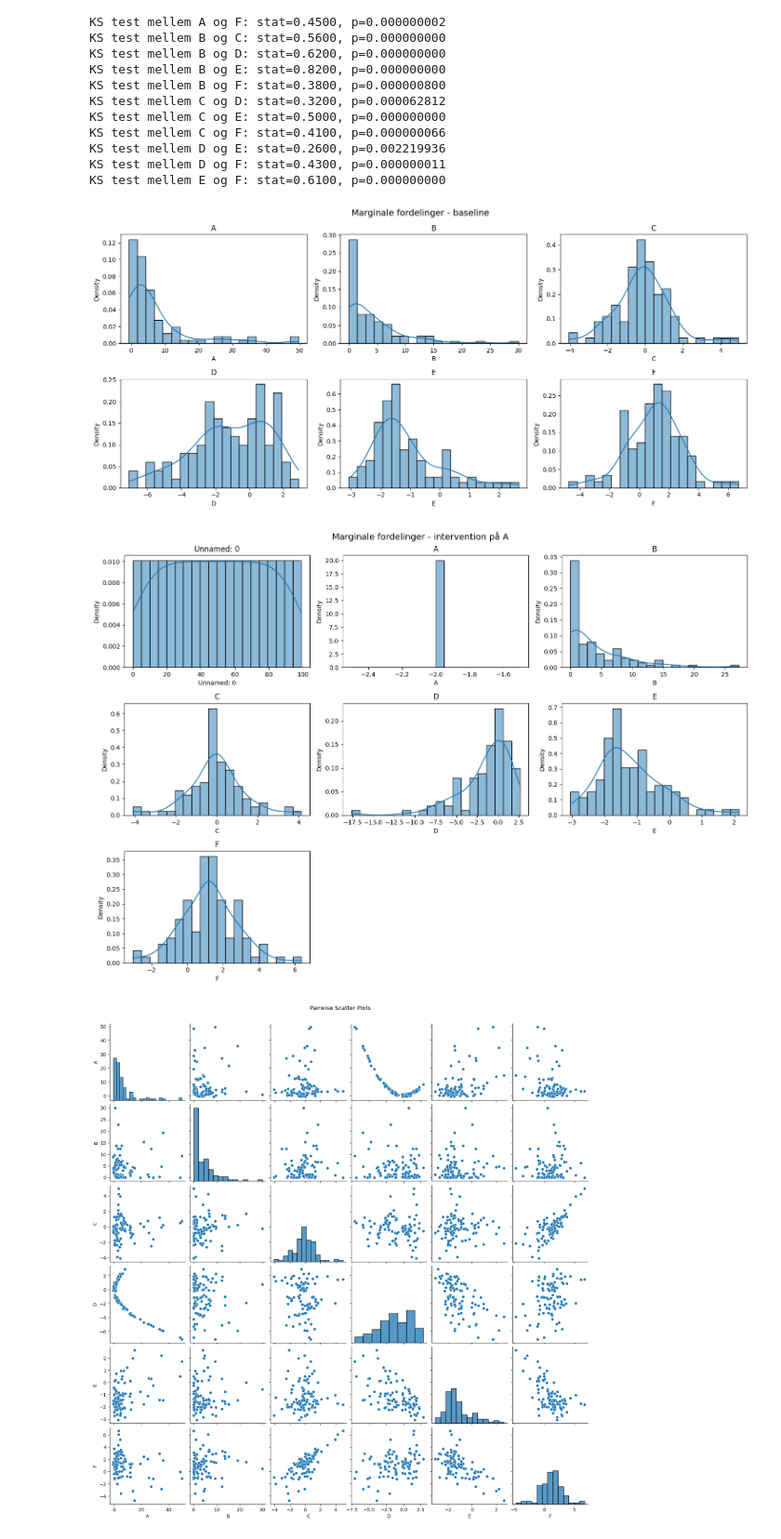
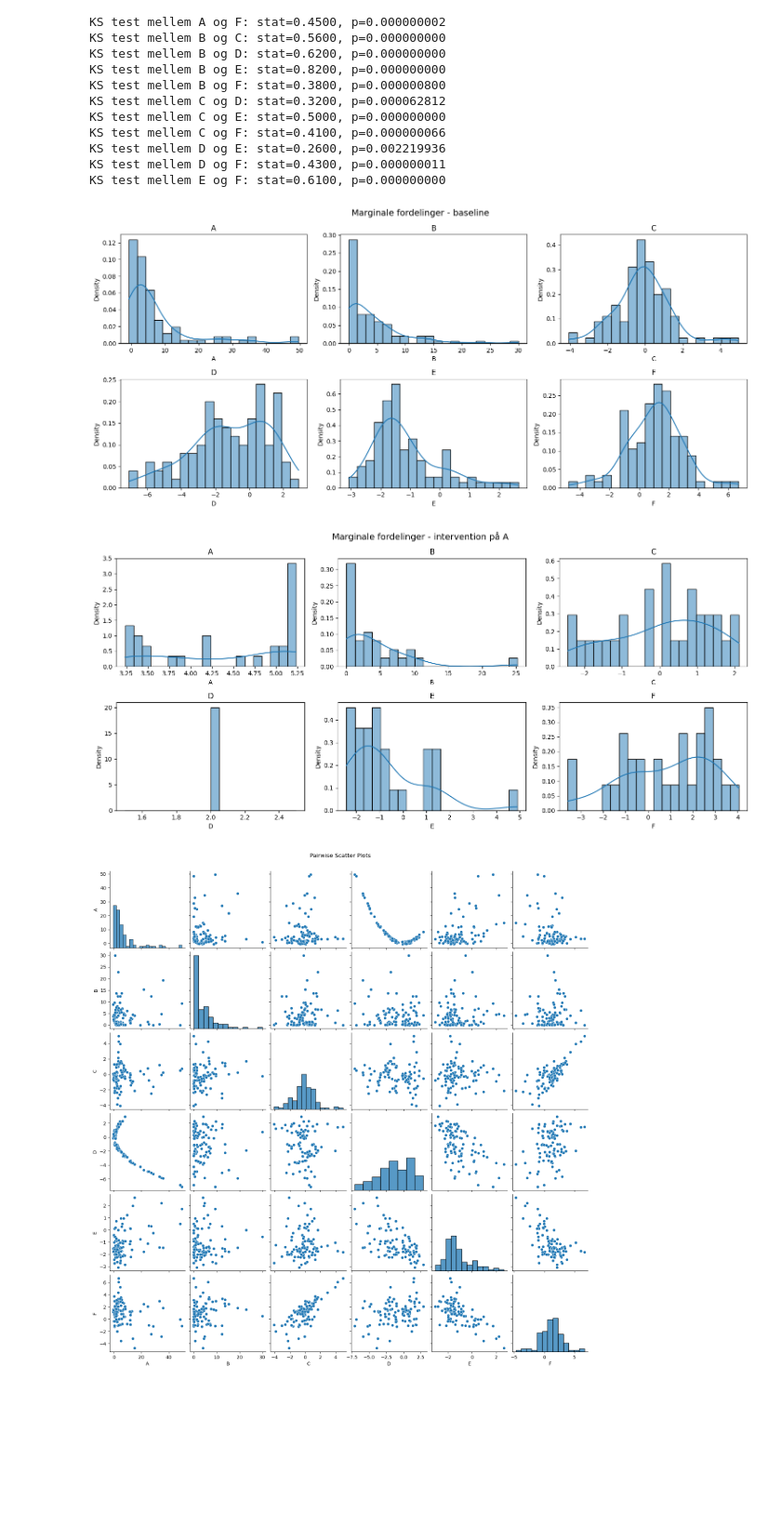
Before and after one commit to Nunk-sketch/AL3-MiniProject, a Jupyter notebook: sovs2/setup.ipynb, the cells around one changed output. Shown at 93% size. Saved outputs shown, nothing was run; the diff lists cells and outputs as text; code cells hidden in the pictures; blank space fills up the shorter version.

```diff
--- a/sovs2/setup.ipynb
+++ b/sovs2/setup.ipynb
@@ -49,14 +49,29 @@ df_norm = normalize_columns(df_norm)
 df_int_nega_norm = normalize_columns(df_int_nega_norm)
 df_int_posa_norm = df_int_posa.copy()
 df_int_posa_norm = normalize_columns(df_int_posa_norm)
-data_path_int_neg = r"..\data\-2f.csv" if os.name == "nt" else "../data/-2f.csv"
-data_path_int_pos = r"..\data\2e.csv" if os.name == "nt" else "../data/2e.csv"
-df_int_pos = pd.read_csv(data_path_int_pos)
-df_int_neg = pd.read_csv(data_path_int_neg)
-df_int_neg = df_int_neg.iloc[:, 1:]  # Behold alt fra kolonne 1 og fremefter
-df_int_pos = df_int_pos.iloc[:, 1:]  # Behold alt fra kolonne 1 og fremefter
-df_int_pos_norm = df_int_pos.copy()
-df_int_pos_norm = normalize_columns(df_int_pos_norm)
+data_path_int_negf = r"..\data\-2f.csv" if os.name == "nt" else "../data/-2f.csv"
+data_path_int_pose = r"..\data\2e.csv" if os.name == "nt" else "../data/2e.csv"
+df_int_pose = pd.read_csv(data_path_int_pose)
+df_int_negf = pd.read_csv(data_path_int_negf)
+df_int_negf = df_int_negf.iloc[:, 1:]  # Behold alt fra kolonne 1 og fremefter
+df_int_pose = df_int_pose.iloc[:, 1:]  # Behold alt fra kolonne 1 og fremefter
+df_int_pose_norm = df_int_pose.copy()
+df_int_pose_norm = normalize_columns(df_int_pose_norm)
+df_path_int_negb = r"..\data\-2b.csv" if os.name == "nt" else "../data/-2b.csv"
+df_path_int_posd = r"..\data\2d.csv" if os.name == "nt" else "../data/2d.csv"
+df_path_int_pose = r"..\data\2e.csv" if os.name == "nt" else "../data/2e.csv"
+df_int_negb = pd.read_csv(df_path_int_negb)
+df_int_posd = pd.read_csv(df_path_int_posd)
+df_int_pose = pd.read_csv(df_path_int_pose)
+df_int_negb = df_int_negb.iloc[:, 1:]  # Behold alt fra kolonne 1 og fremefter
+df_int_posd = df_int_posd.iloc[:, 1:]  # Behold alt fra kolonne 1 og fremefter
+df_int_pose = df_int_pose.iloc[:, 1:]  # Behold alt fra kolonne 1 og fremefter
+df_int_negb_norm = df_int_negb.copy()
+df_int_negb_norm = normalize_columns(df_int_negb_norm)
+df_int_posd_norm = df_int_posd.copy()
+df_int_posd_norm = normalize_columns(df_int_posd_norm)
+df_int_pose_norm = df_int_pose.copy()
+df_int_pose_norm = normalize_columns(df_int_pose_norm)
 # %%
 def MeanVariance(df):
     mean = df.mean()
@@ -136,17 +161,21 @@ def calculate_mi_matrix(df):
 
 # Kør den på jeres baseline data
 mi_results = calculate_mi_matrix(df)
-mi_int_results = calculate_mi_matrix(df_int)
+mi_int_results = calculate_mi_matrix(df_int_nega)
+mi_intb_results = calculate_mi_matrix(df_int_negb)
 
 common_columns = df.columns.tolist()
 mi_results = mi_results.reindex(index=common_columns, columns=common_columns)
 mi_int_results = mi_int_results.reindex(index=common_columns, columns=common_columns)
+mi_intb_results = mi_intb_results.reindex(index=common_columns, columns=common_columns)
 
-fig, axes = plt.subplots(1, 2, figsize=(16, 6))
+fig, axes = plt.subplots(1, 3, figsize=(24, 6))
 sns.heatmap(mi_results, annot=True, cmap="viridis", ax=axes[0])
 axes[0].set_title("MI heatmap - baseline")
 sns.heatmap(mi_int_results, annot=True, cmap="viridis", ax=axes[1])
-axes[1].set_title("MI heatmap - intervention")
+axes[1].set_title("MI heatmap - intervention A")
+sns.heatmap(mi_intb_results, annot=True, cmap="viridis", ax=axes[2])
+axes[2].set_title("MI heatmap - intervention B")
 plt.tight_layout()
 plt.show()
 # %% [output]
@@ -447,30 +513,30 @@ KS test mellem E og F: stat=0.6100, p=0.000000000
 # %%
 def plot_marginals(df, title):
     numeric_df = df.select_dtypes(include=np.number)
     columns = numeric_df.columns.tolist()
     n_cols = 3
     n_rows = int(np.ceil(len(columns) / n_cols))
     fig, axes = plt.subplots(n_rows, n_cols, figsize=(5 * n_cols, 3.5 * n_rows))
     axes = np.array(axes).reshape(-1)
 
     for ax, col in zip(axes, columns):
         sns.histplot(numeric_df[col], kde=True, stat='density', bins=20, ax=ax)
         ax.set_title(col)
 
     for ax in axes[len(columns):]:
         ax.axis('off')
 
     fig.suptitle(title, fontsize=14)
     fig.tight_layout()
     plt.show()
 
 plot_marginals(df, "Marginale fordelinger - baseline")
-plot_marginals(df_int, "Marginale fordelinger - intervention på A")
+plot_marginals(df_int_posd, "Marginale fordelinger - intervention på A")
 
 # efter at have kigget på correlation, er marginalerne ofte mere informative for interventionen på A
 # %% [output]
 [figure]
-[figure, old version]
+[figure, new version]
 # %%
 def pairwise_scatter(df):
     sns.pairplot(df)
```
Also changed, not shown: parts of 6 cells of this notebook, 1 other file.
